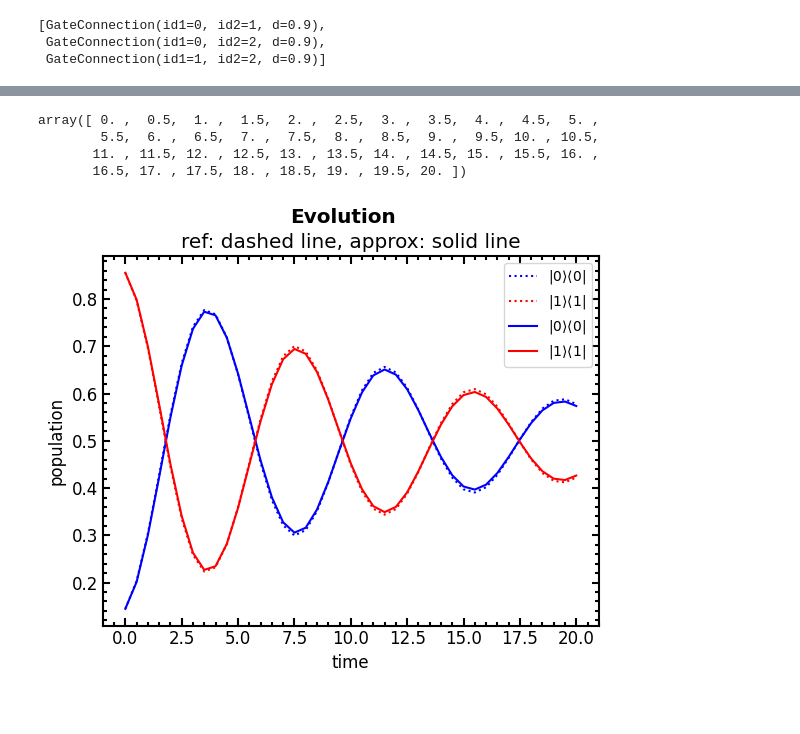
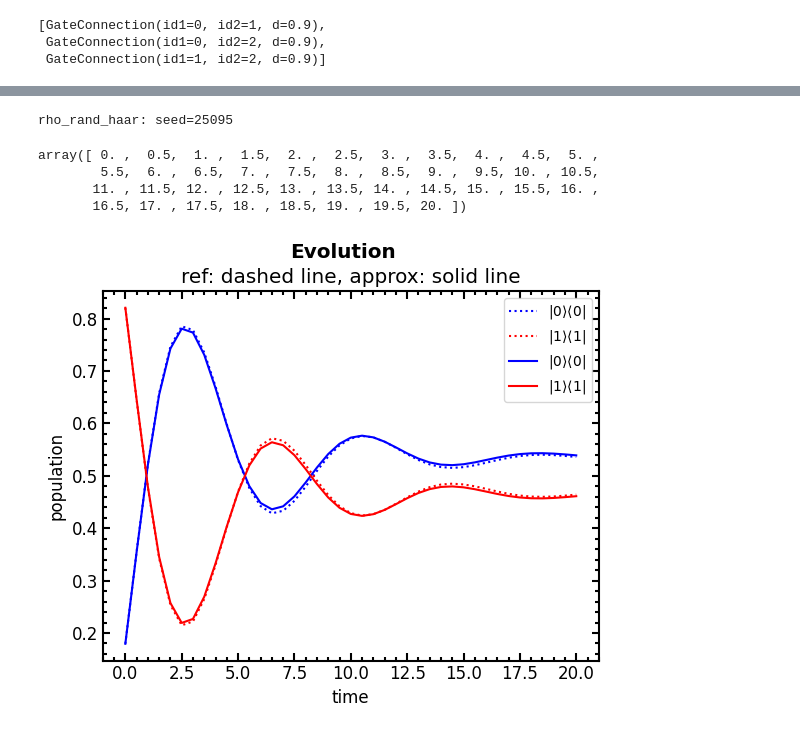
Before and after one commit to davidvrchen/quantum-channel-approximation, a Jupyter notebook: results/decay_one_qubit/both.ipynb, the cells around one changed output, grey strips where cells are left out. Saved outputs shown, nothing was run; the diff lists cells and outputs as text; code cells hidden in the pictures.

```diff
--- a/results/decay_one_qubit/both.ipynb
+++ b/results/decay_one_qubit/both.ipynb
@@ -90,21 +74,22 @@ array([1.02469358, 1.        , 1.        , 0.89149428, 0.65733209,
 # %%
-rho0 = rho_rand_haar(1, 4)
+rho0 = rho_rand_haar(1)
 evolver = evolver_fac(circuit, theta_opt)
-rhos = evolver(40, rho0)
+rhos = evolver(40, rho0.full())
 
 Os = [O.full() for O in create_observables_comp_basis(1)]
 
 ess = measure_rhos(rhos, Os)
 rho_ref_s, ts = solve_lindblad_rho0(rho0, delta_t=0.5, N=40, s=system, jump_opers=jump_oper)
 e_ref_ss = measure_rhos([r.full() for r in rho_ref_s], Os)
 compare_ess((ts, ess, "approx"), (ts, e_ref_ss, "ref"), labels=comp_basis_labels(1))
 ts
 # %% [output]
-array([ 0. ,  0.5,  1. ,  1.5,  2. ,  2.5,  3. ,  3.5,  4. ,  4.5,  5. ,
-        5.5,  6. ,  6.5,  7. ,  7.5,  8. ,  8.5,  9. ,  9.5, 10. , 10.5,
-       11. , 11.5, 12. , 12.5, 13. , 13.5, 14. , 14.5, 15. , 15.5, 16. ,
-       16.5, 17. , 17.5, 18. , 18.5, 19. , 19.5, 20. ])
+rho_rand_haar: seed=25095
+array([ 0. ,  0.5,  1. ,  1.5,  2. ,  2.5,  3. ,  3.5,  4. ,  4.5,  5. ,
+        5.5,  6. ,  6.5,  7. ,  7.5,  8. ,  8.5,  9. ,  9.5, 10. , 10.5,
+       11. , 11.5, 12. , 12.5, 13. , 13.5, 14. , 14.5, 15. , 15.5, 16. ,
+       16.5, 17. , 17.5, 18. , 18.5, 19. , 19.5, 20. ])
-[figure, old version]
+[figure, new version]
 # %%
 plt.loglog(errors)
 # %% [output]
```
Also changed, not shown: parts of 5 cells of this notebook, 9 other files.
